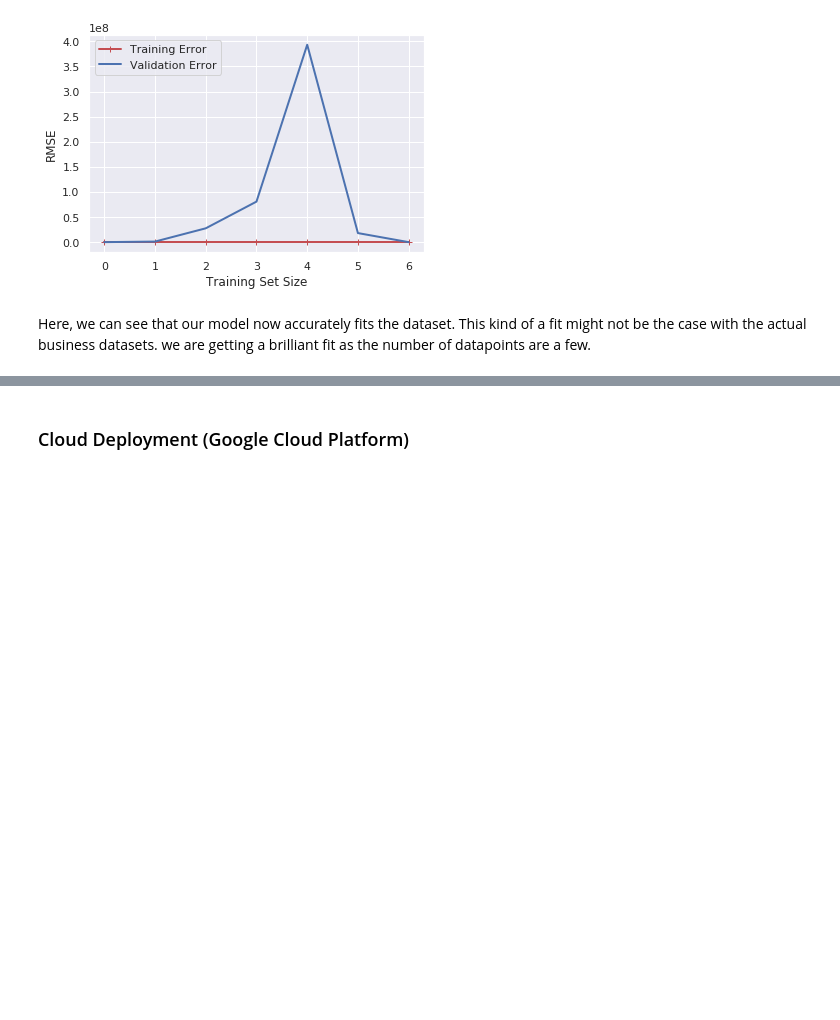
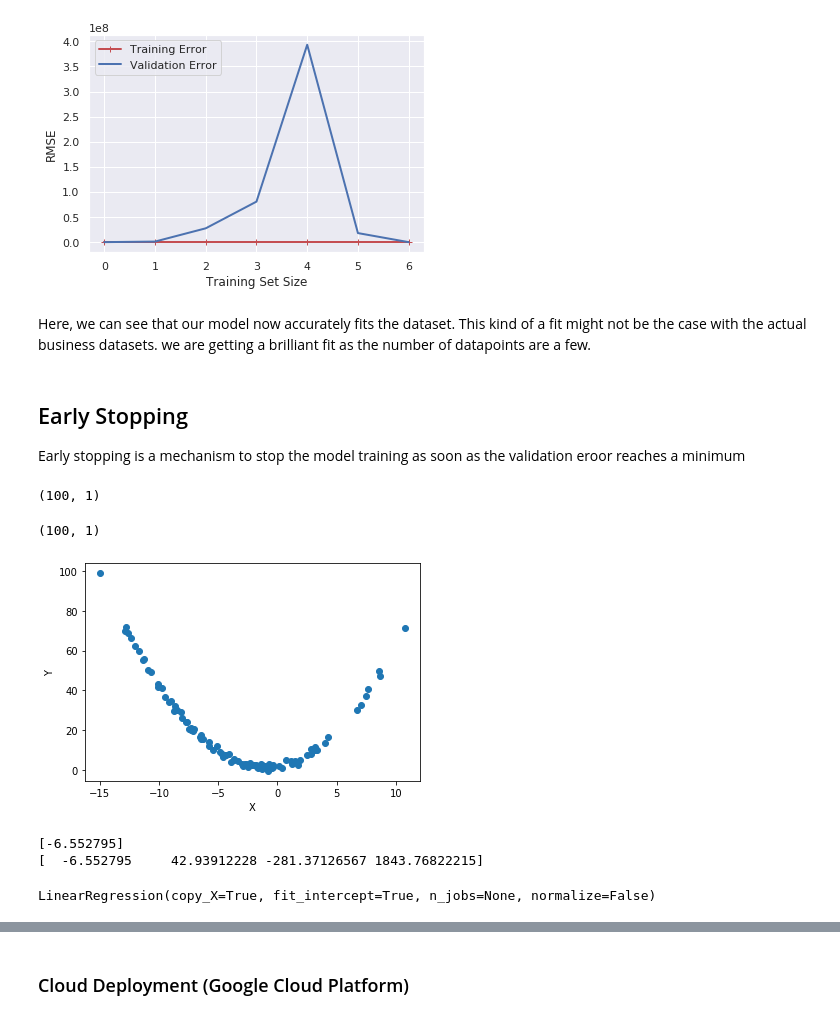
Before and after one commit to plaban1981/INEURON, a Jupyter notebook: Linear_Regression.ipynb, the cells around one changed output, grey strips where cells are left out. Saved outputs shown, nothing was run; the diff lists cells and outputs as text; code cells hidden in the pictures; blank space fills up the shorter version.

```diff
--- a/Linear_Regression.ipynb
+++ b/Linear_Regression.ipynb
@@ -1456,3 +1456,44 @@ plot_learning_curves(regs,x,y)
 # %% [markdown]
 Here, we can see that our model now accurately fits the dataset. This kind of a fit might not be the case with the actual business datasets.
 we  are getting a brilliant fit as the number of datapoints are a  few.
+# %% [markdown]
+## Early Stopping
+
+Early stopping is a mechanism to stop the model training as soon as the validation eroor reaches a minimum
+# %%
+import numpy as np
+import matplotlib.pyplot as plt
+%matplotlib inline
+m =100
+X = 6 * np.random.randn(m,1) -3
+y = 0.5 * X**2 + X+2 + np.random.randn(m,1)
+# %%
+X.shape
+# %% [output]
+(100, 1)
+# %%
+y.shape
+# %% [output]
+(100, 1)
+# %%
+plt.scatter(X,y)
+plt.xlabel('X')
+plt.ylabel('Y')
+plt.show()
+# %% [output]
+[figure, added]
+# %%
+from sklearn.preprocessing import PolynomialFeatures
+poly_features = PolynomialFeatures(degree=4,include_bias=False)
+X_poly = poly_features.fit_transform(X)
+print(X[0])
+print(X_poly[0])
+# %% [output]
+[-6.552795]
+[  -6.552795     42.93912228 -281.37126567 1843.76822215]
+# %%
+from sklearn.linear_model import LinearRegression
+lin_reg = LinearRegression()
+lin_reg.fit(X_poly,y)
+# %% [output]
+LinearRegression(copy_X=True, fit_intercept=True, n_jobs=None, normalize=False)
```
Also changed, not shown: parts of 7 cells of this notebook.
